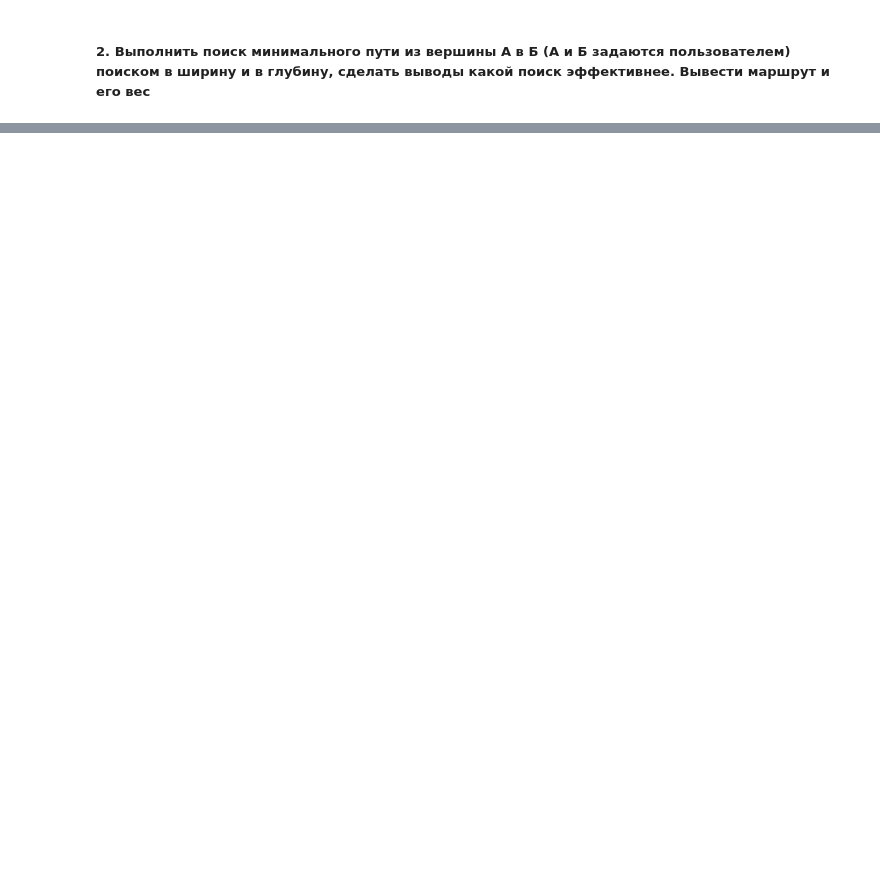
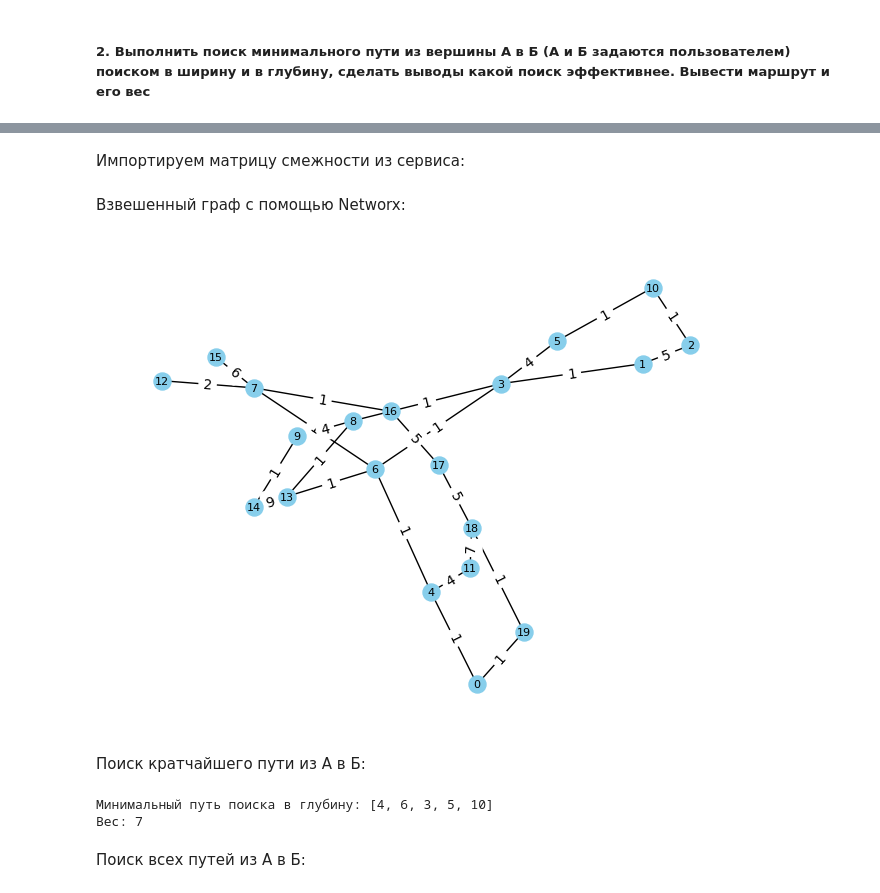
Before and after one commit to setusq/math_d6, a Jupyter notebook: pz1-2/dz_pz1-2.ipynb, the cells around one changed output, grey strips where cells are left out. Saved outputs shown, nothing was run; the diff lists cells and outputs as text; code cells hidden in the pictures; blank space fills up the shorter version.

```diff
--- a/pz1-2/dz_pz1-2.ipynb
+++ b/pz1-2/dz_pz1-2.ipynb
@@ -81,0 +99,58 @@ NetworkXError: The node 4 is not in the graph.
+# %% [markdown]
+Импортируем матрицу смежности из сервиса:
+# %%
+matrix=[
+[0, 0, 0, 0, 1, 0, 0, 0, 0, 0, 0, 0, 0, 0, 0, 0, 0, 0, 0, 1],
+[0, 0, 5, 1, 0, 0, 0, 0, 0, 0, 0, 0, 0, 0, 0, 0, 0, 0, 0, 0],
+[0, 5, 0, 0, 0, 0, 0, 0, 0, 0, 1, 0, 0, 0, 0, 0, 0, 0, 0, 0],
+[0, 1, 0, 0, 0, 4, 1, 0, 1, 0, 0, 0, 0, 0, 0, 0, 0, 0, 0, 0],
+[1, 0, 0, 0, 0, 0, 1, 0, 0, 0, 0, 4, 0, 0, 0, 0, 0, 0, 0, 0],
+[0, 0, 0, 4, 0, 0, 0, 0, 0, 0, 1, 0, 0, 0, 0, 0, 0, 0, 0, 0],
+[0, 0, 0, 1, 1, 0, 0, 1, 0, 0, 0, 0, 0, 1, 0, 0, 0, 0, 0, 0],
+[0, 0, 0, 0, 0, 0, 1, 0, 0, 0, 0, 0, 2, 0, 0, 6, 1, 0, 0, 0],
+[0, 0, 0, 1, 0, 0, 0, 0, 0, 4, 0, 0, 0, 1, 0, 0, 0, 0, 0, 0],
+[0, 0, 0, 0, 0, 0, 0, 0, 4, 0, 0, 0, 0, 0, 1, 0, 0, 0, 0, 0],
+[0, 0, 1, 0, 0, 1, 0, 0, 0, 0, 0, 0, 0, 0, 0, 0, 0, 0, 0, 0],
+[0, 0, 0, 0, 4, 0, 0, 0, 0, 0, 0, 0, 0, 0, 0, 0, 0, 0, 7, 0],
+[0, 0, 0, 0, 0, 0, 0, 2, 0, 0, 0, 0, 0, 0, 0, 0, 0, 0, 0, 0],
+[0, 0, 0, 0, 0, 0, 1, 0, 1, 0, 0, 0, 0, 0, 9, 0, 0, 0, 0, 0],
+[0, 0, 0, 0, 0, 0, 0, 0, 0, 1, 0, 0, 0, 9, 0, 0, 0, 0, 0, 0],
+[0, 0, 0, 0, 0, 0, 0, 6, 0, 0, 0, 0, 0, 0, 0, 0, 0, 0, 0, 0],
+[0, 0, 0, 0, 0, 0, 0, 1, 0, 0, 0, 0, 0, 0, 0, 0, 0, 5, 0, 0],
+[0, 0, 0, 0, 0, 0, 0, 0, 0, 0, 0, 0, 0, 0, 0, 0, 5, 0, 5, 0],
+[0, 0, 0, 0, 0, 0, 0, 0, 0, 0, 0, 7, 0, 0, 0, 0, 0, 5, 0, 1],
+[1, 0, 0, 0, 0, 0, 0, 0, 0, 0, 0, 0, 0, 0, 0, 0, 0, 0, 0, 0]
+]
+# %% [markdown]
+Взвешенный граф с помощью Networx:
+# %%
+G = nx.Graph()
+for i in range(len(matrix)):
+    for j in range(len(matrix[i])):
+        if matrix[i][j] != 0:
+            weight = matrix[i][j]
+            G.add_edge(i, j, weight=weight)
+
+pos = nx.spring_layout(G)
+edge_labels = {(i, j): G[i][j]['weight'] for i, j in G.edges()}
+
+nx.draw(G, pos, with_labels=True, node_size=150, node_color='skyblue', font_size=8)
+nx.draw_networkx_edge_labels(G, pos, edge_labels=edge_labels)
+
+plt.show()
+# %% [output]
+[figure, added]
+# %% [markdown]
+Поиск кратчайшего пути из А в Б:
+# %%
+start_node = int(input("Введите вершину А: "))
+end_node = int(input("Введите вершину Б: "))
+
+path, length = shortest_path(G, start_node, end_node)
+print(f"\nМинимальный путь поиска в глубину: {path}")
+print(f"Вес: {length}")
+# %% [output]
+Минимальный путь поиска в глубину: [4, 6, 3, 5, 10]
+Вес: 7
+# %% [markdown]
+Поиск всех путей из А в Б:
```
Also changed, not shown: parts of 12 cells of this notebook.
